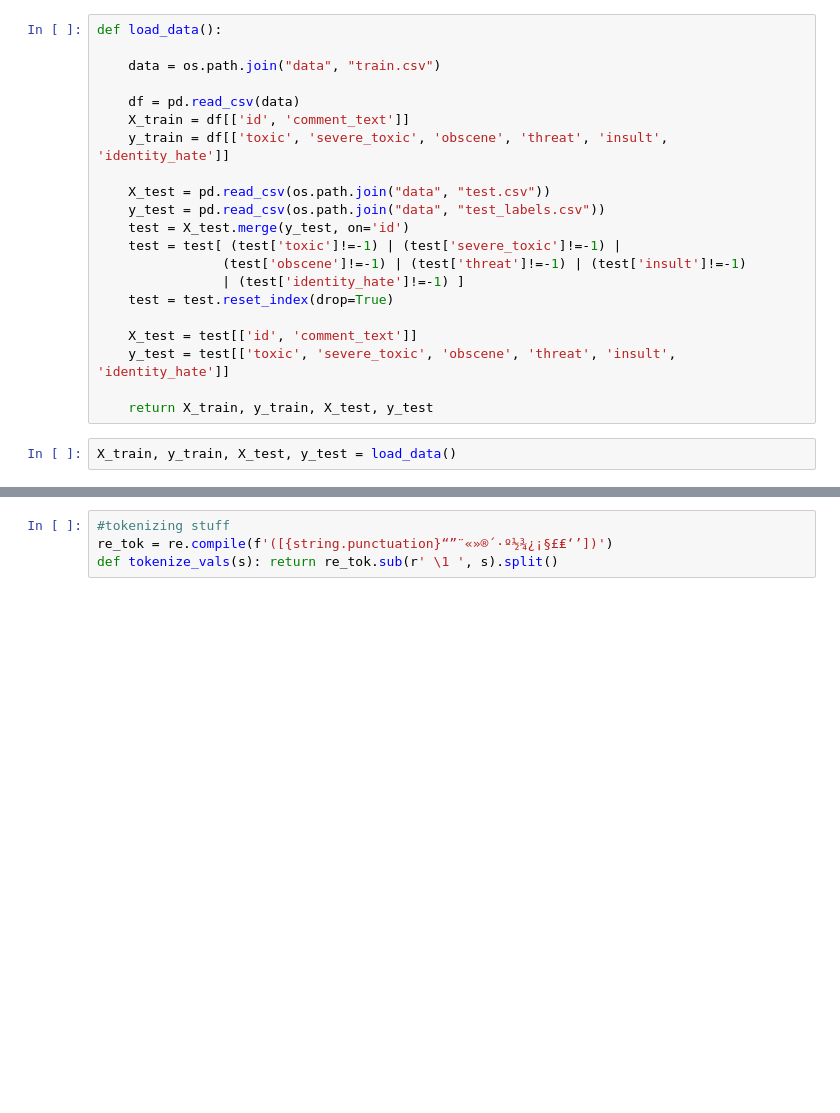
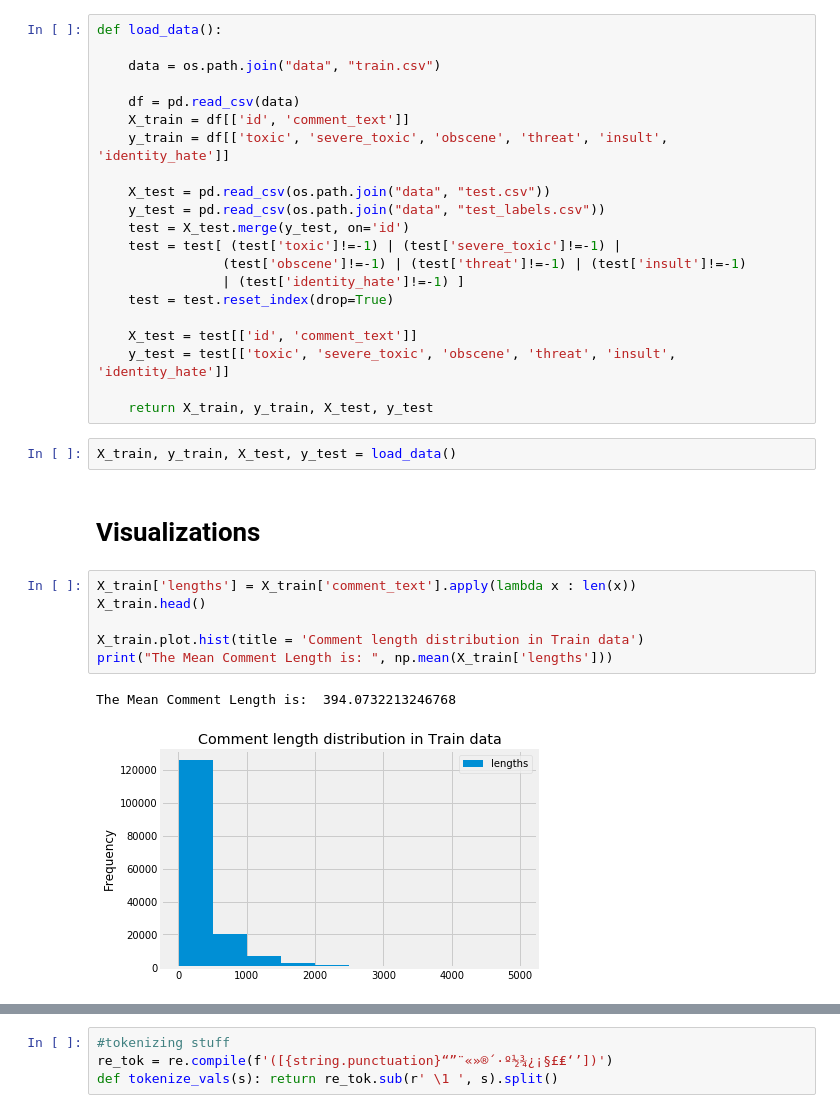
Before and after one commit to guywuolletjr/reddit_content_mod, a Jupyter notebook: CS230 Content Moderation Project.ipynb, the cells around one changed output, grey strips where cells are left out. Drawn from its saved outputs; the diff is of its cells as text; blank space fills up the shorter version.

```diff
--- a/CS230 Content Moderation Project.ipynb
+++ b/CS230 Content Moderation Project.ipynb
@@ -67,3 +64,14 @@ def load_data():
     return X_train, y_train, X_test, y_test
 # %%
 X_train, y_train, X_test, y_test = load_data()
+# %% [markdown]
+# Visualizations
+# %%
+X_train['lengths'] = X_train['comment_text'].apply(lambda x : len(x))
+X_train.head()
+
+X_train.plot.hist(title = 'Comment length distribution in Train data')
+print("The Mean Comment Length is: ", np.mean(X_train['lengths']))
+# %% [output]
+The Mean Comment Length is:  394.0732213246768
+[figure, added]
```
Also changed, not shown: parts of 3 cells of this notebook.
